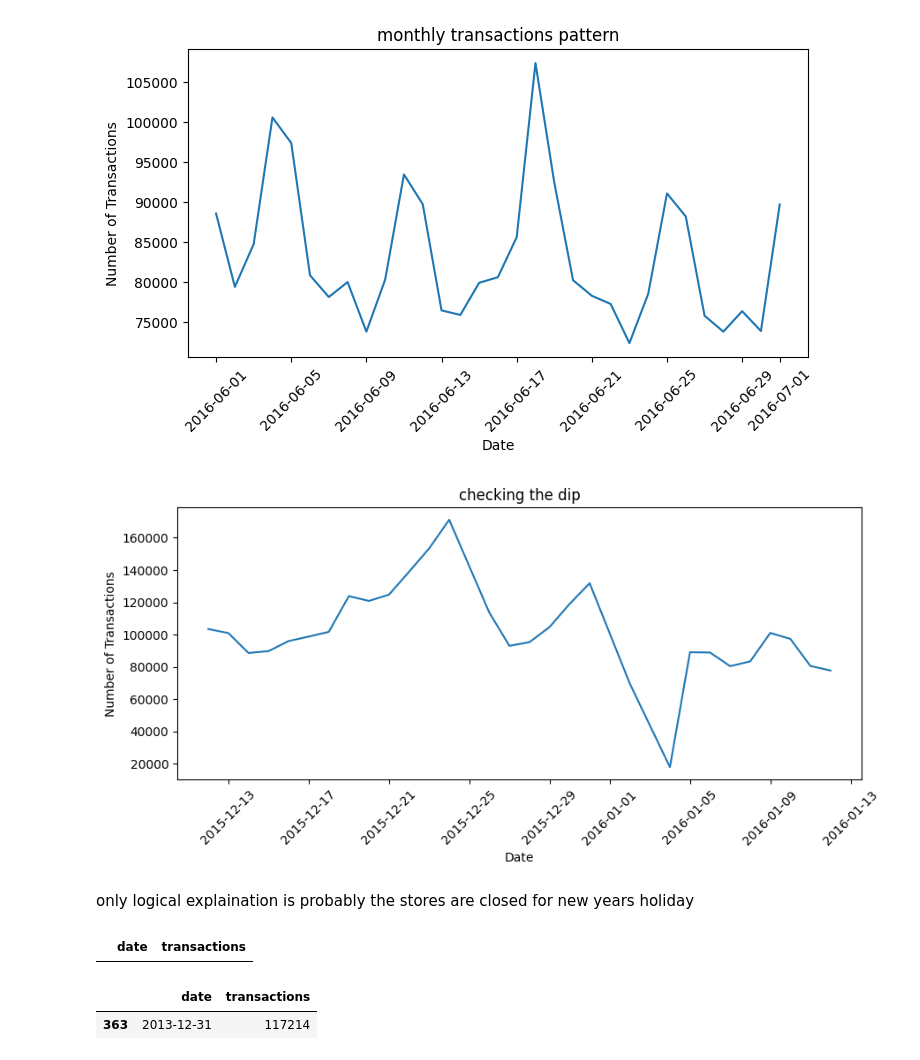
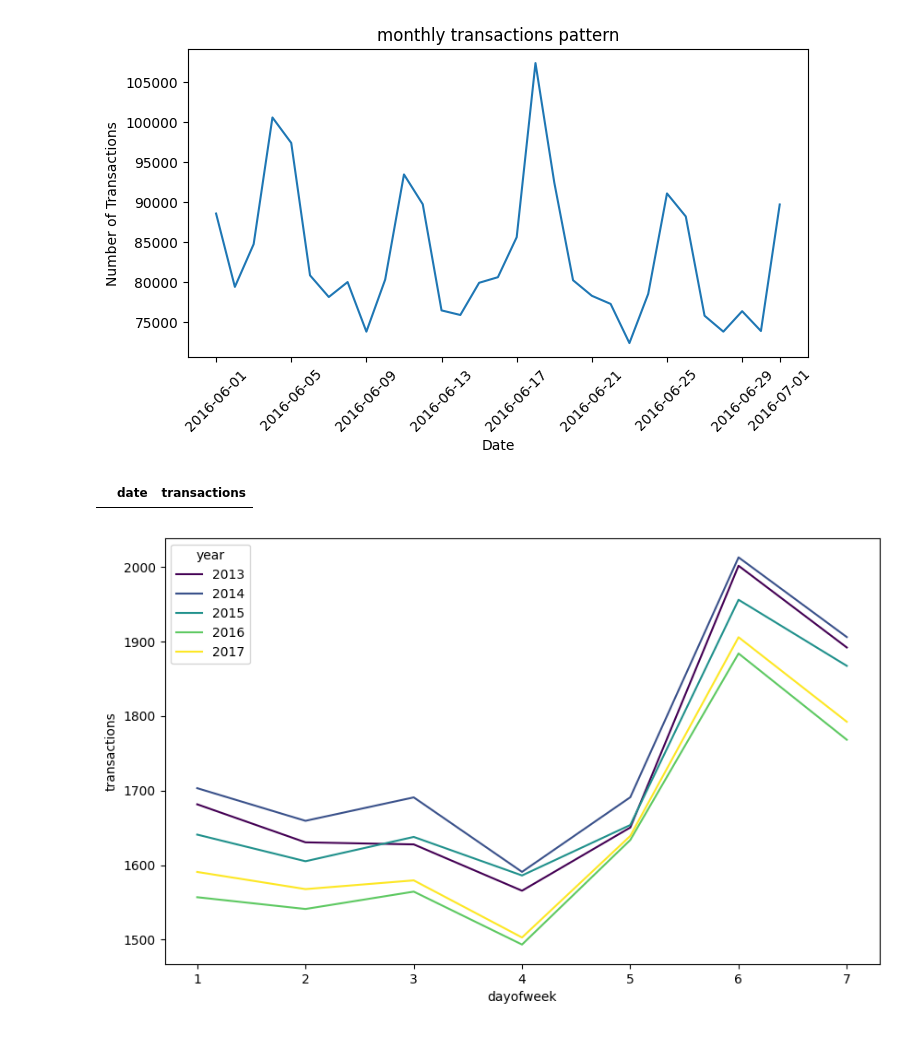
Before and after one commit to InspectorGoole/Sales-Demand-Forecast, a Jupyter notebook: forecast_transctn.ipynb, the cells around one changed output. Saved outputs shown, nothing was run; the diff lists cells and outputs as text; code cells hidden in the pictures.

```diff
--- a/forecast_transctn.ipynb
+++ b/forecast_transctn.ipynb
@@ -101,29 +119,20 @@ plt.xticks(rotation=45)
 plt.show()
 # %% [output]
 [figure]
-# %%
-# checking why there is a dip at the beginning of every year
-plt.figure(figsize=(10,4))
-filtered_daily_trnsc = daily_trnsc[(daily_trnsc['date'] >= '2015-12-12') & (daily_trnsc['date'] <= '2016-01-12')]
-sns.lineplot(x='date', y='transactions', data=filtered_daily_trnsc)
-
-plt.title('checking the dip')
-plt.xlabel('Date')
-plt.ylabel('Number of Transactions')
-plt.xticks(rotation=45)
-plt.show()
-# %% [output]
-[figure, removed]
-# %% [markdown]
-only logical explaination is probably the stores are closed for new years holiday
 # %%
 dd = daily_trnsc[daily_trnsc['transactions']==0]
 dd
 # %% [output]
 |  | date | transactions |
-# %%
-ddf = daily_trnsc[daily_trnsc['date']== '2013-12-31']
-ddf
-# %% [output]
-|  | date | transactions |
-| 363 | 2013-12-31 | 117214 |
+# %%
+# which day of the week people spend more
+
+a = transaction.copy()
+a["year"] = a.date.dt.year
+a["dayofweek"] = a.date.dt.dayofweek+1
+a = a.groupby(["year", "dayofweek"]).transactions.mean().reset_index()
+plt.figure(figsize=(10,6))
+sns.lineplot(data=a, x='dayofweek', y='transactions', hue='year', palette='viridis')
+plt.show()
+# %% [output]
+[figure, added]
```
Also changed, not shown: parts of 22 cells of this notebook.
